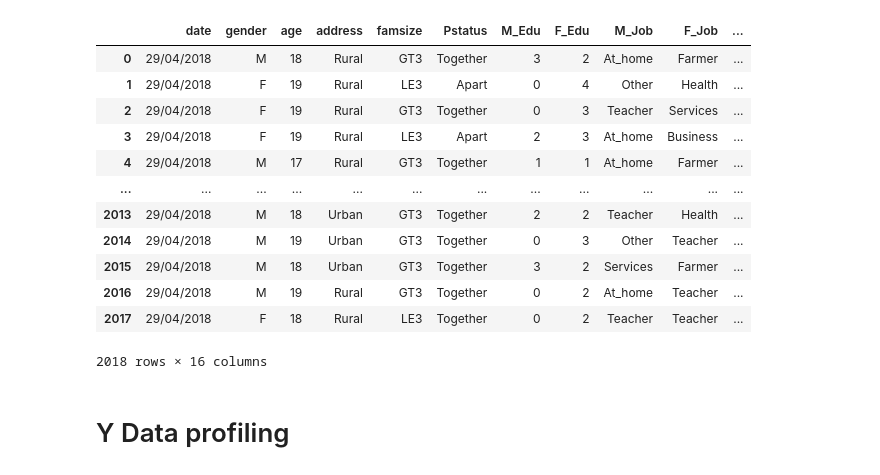
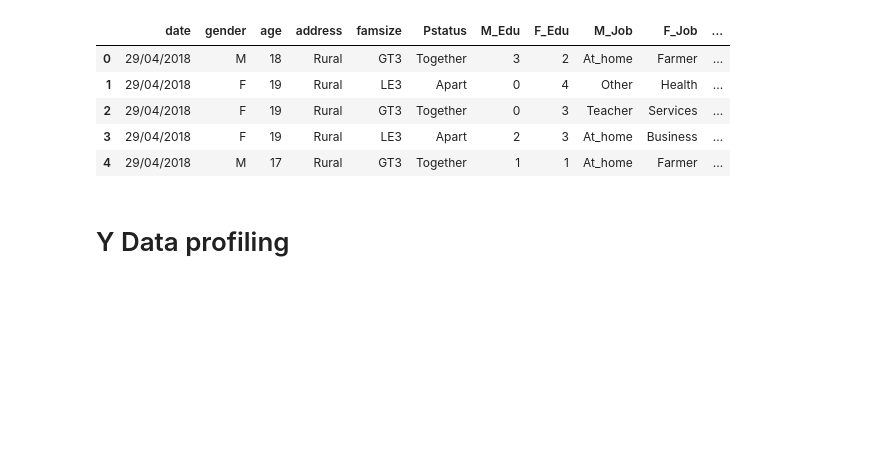
Before and after one commit to MRS028/AI-ML-Learning, a Jupyter notebook: student_performance_prediction.ipynb, the cells around one changed output. Saved outputs shown, nothing was run; the diff lists cells and outputs as text; code cells hidden in the pictures; blank space fills up the shorter version.

```diff
--- a/student_performance_prediction.ipynb
+++ b/student_performance_prediction.ipynb
@@ -32,22 +32,15 @@ from sklearn.metrics import mean_squared_error,r2_score,mean_absolute_error
 import warnings
 warnings.filterwarnings("ignore")
 # %%
-df = pd. read_csv("/content/bangladesh_student_performance_2018.csv")
+df = pd. read_csv("bangladesh_student_performance.csv")
 # %%
-df
+df.head()
 # %% [output]
 |  | date | gender | age | address | famsize | Pstatus | M_Edu | F_Edu | M_Job | F_Job | ... |
 | 0 | 29/04/2018 | M | 18 | Rural | GT3 | Together | 3 | 2 | At_home | Farmer | ... |
 | 1 | 29/04/2018 | F | 19 | Rural | LE3 | Apart | 0 | 4 | Other | Health | ... |
 | 2 | 29/04/2018 | F | 19 | Rural | GT3 | Together | 0 | 3 | Teacher | Services | ... |
 | 3 | 29/04/2018 | F | 19 | Rural | LE3 | Apart | 2 | 3 | At_home | Business | ... |
 | 4 | 29/04/2018 | M | 17 | Rural | GT3 | Together | 1 | 1 | At_home | Farmer | ... |
-| ... | ... | ... | ... | ... | ... | ... | ... | ... | ... | ... | ... |
-| 2013 | 29/04/2018 | M | 18 | Urban | GT3 | Together | 2 | 2 | Teacher | Health | ... |
-| 2014 | 29/04/2018 | M | 19 | Urban | GT3 | Together | 0 | 3 | Other | Teacher | ... |
-| 2015 | 29/04/2018 | M | 18 | Urban | GT3 | Together | 3 | 2 | Services | Farmer | ... |
-| 2016 | 29/04/2018 | M | 19 | Rural | GT3 | Together | 0 | 2 | At_home | Teacher | ... |
-| 2017 | 29/04/2018 | F | 18 | Rural | LE3 | Together | 0 | 2 | Teacher | Teacher | ... |
-2018 rows × 16 columns
 # %% [markdown]
 # Y Data profiling
```
Also changed, not shown: parts of 1 cell of this notebook.
